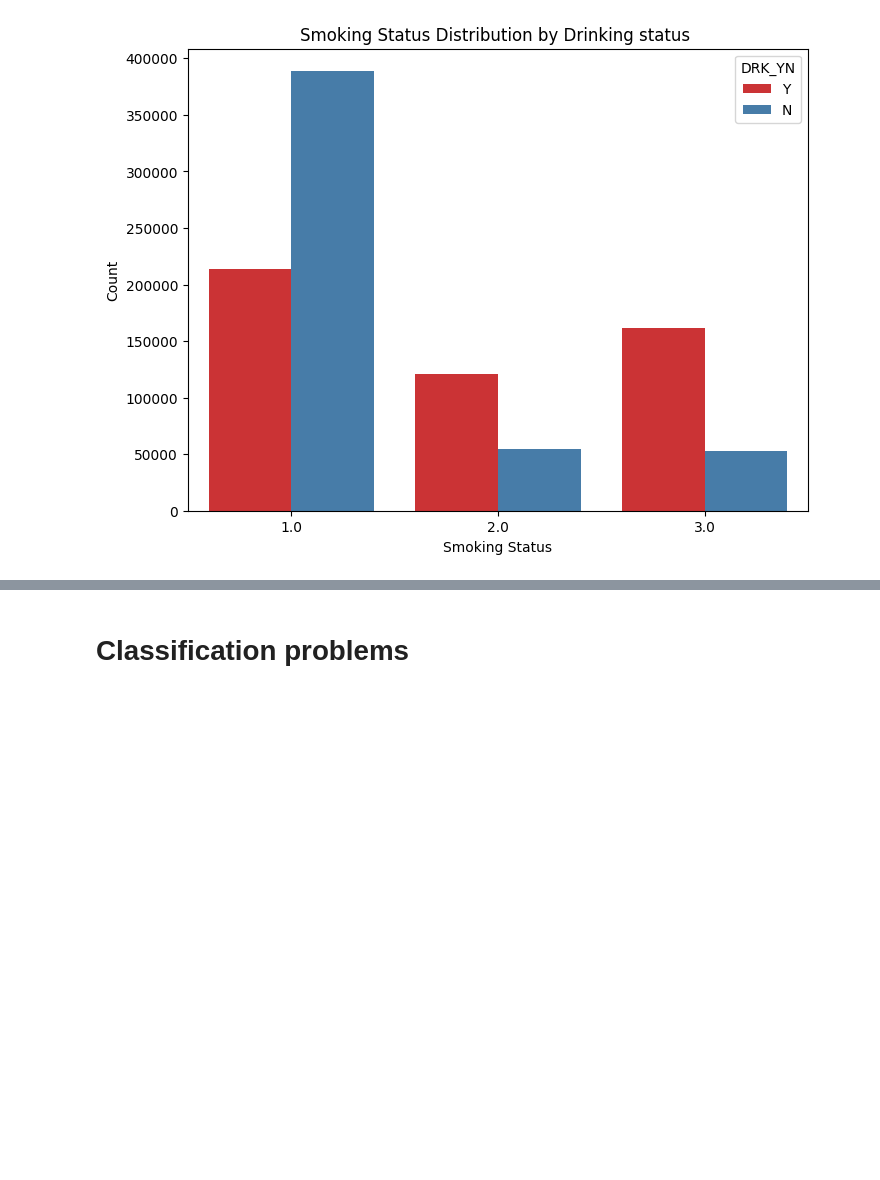
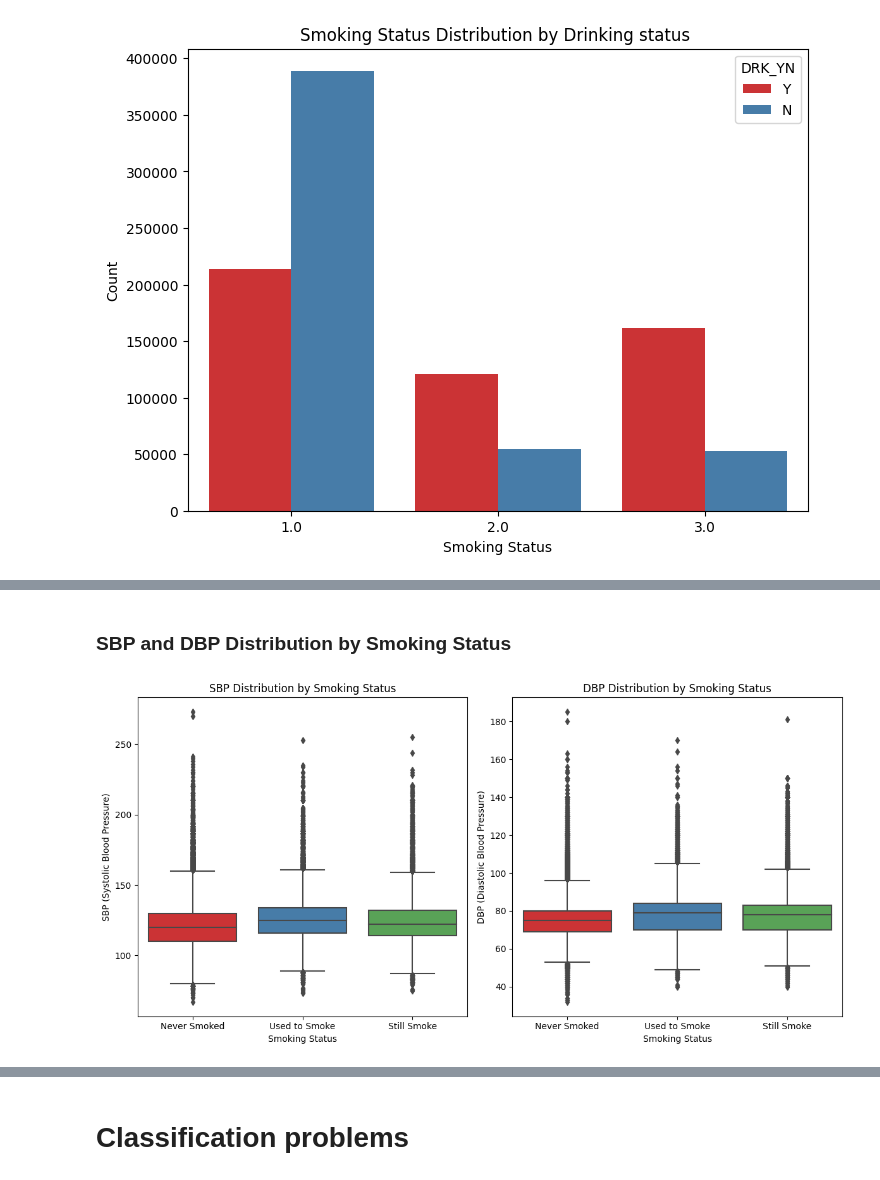
Before and after one commit to 202218031/DM_Project_2, a Jupyter notebook: DM_CP2_202218031_T4.ipynb, the cells around one changed output, grey strips where cells are left out. Drawn from its saved outputs; the diff is of its cells as text; code cells hidden in the pictures; blank space fills up the shorter version.

```diff
--- a/DM_CP2_202218031_T4.ipynb
+++ b/DM_CP2_202218031_T4.ipynb
@@ -172,0 +216,22 @@ plt.show()
+# %% [markdown]
+### **SBP and DBP Distribution by Smoking Status**
+# %%
+plt.figure(figsize=(12, 6))
+plt.subplot(1, 2, 1)
+sns.boxplot(data=df, x='SMK_stat_type_cd', y='SBP', palette='Set1')
+plt.xlabel('Smoking Status')
+plt.ylabel('SBP (Systolic Blood Pressure)')
+plt.title('SBP Distribution by Smoking Status')
+plt.xticks(ticks=[0, 1, 2], labels=['Never Smoked', 'Used to Smoke', 'Still Smoke'])
+
+plt.subplot(1, 2, 2)
+sns.boxplot(data=df, x='SMK_stat_type_cd', y='DBP', palette='Set1')
+plt.xlabel('Smoking Status')
+plt.ylabel('DBP (Diastolic Blood Pressure)')
+plt.title('DBP Distribution by Smoking Status')
+plt.xticks(ticks=[0, 1, 2], labels=['Never Smoked', 'Used to Smoke', 'Still Smoke'])
+
+plt.tight_layout()
+plt.show()
+# %% [output]
+[figure, added]
```
Also changed, not shown: parts of 12 cells of this notebook.
